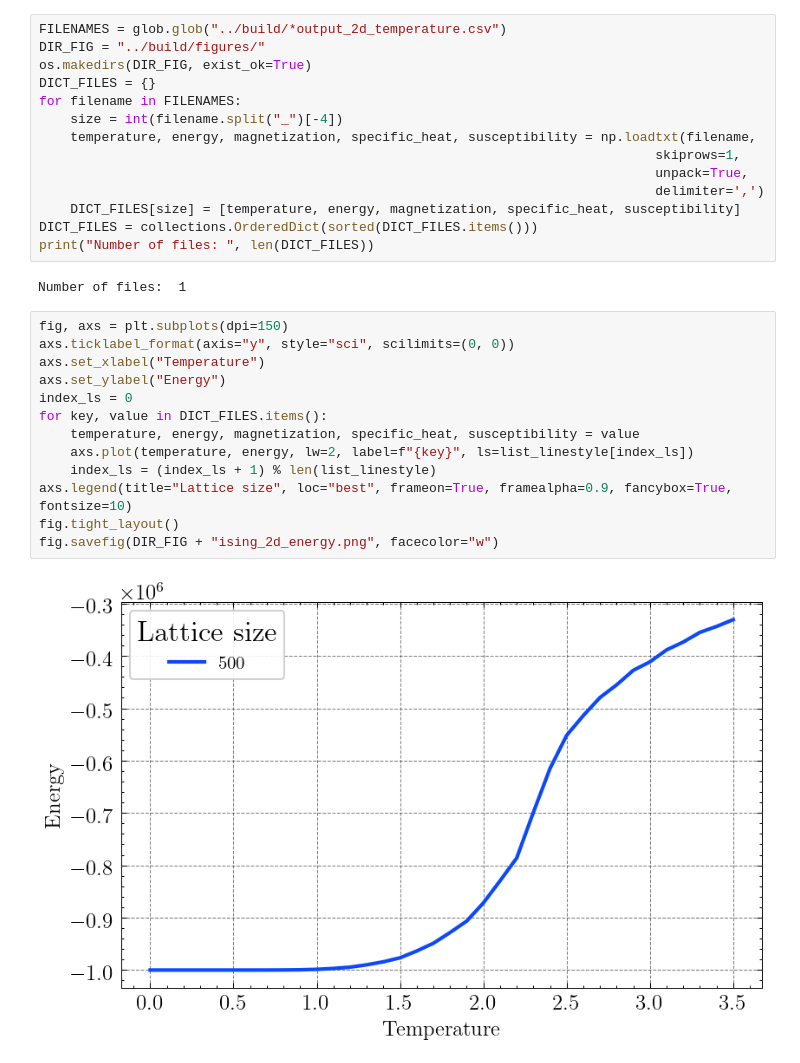
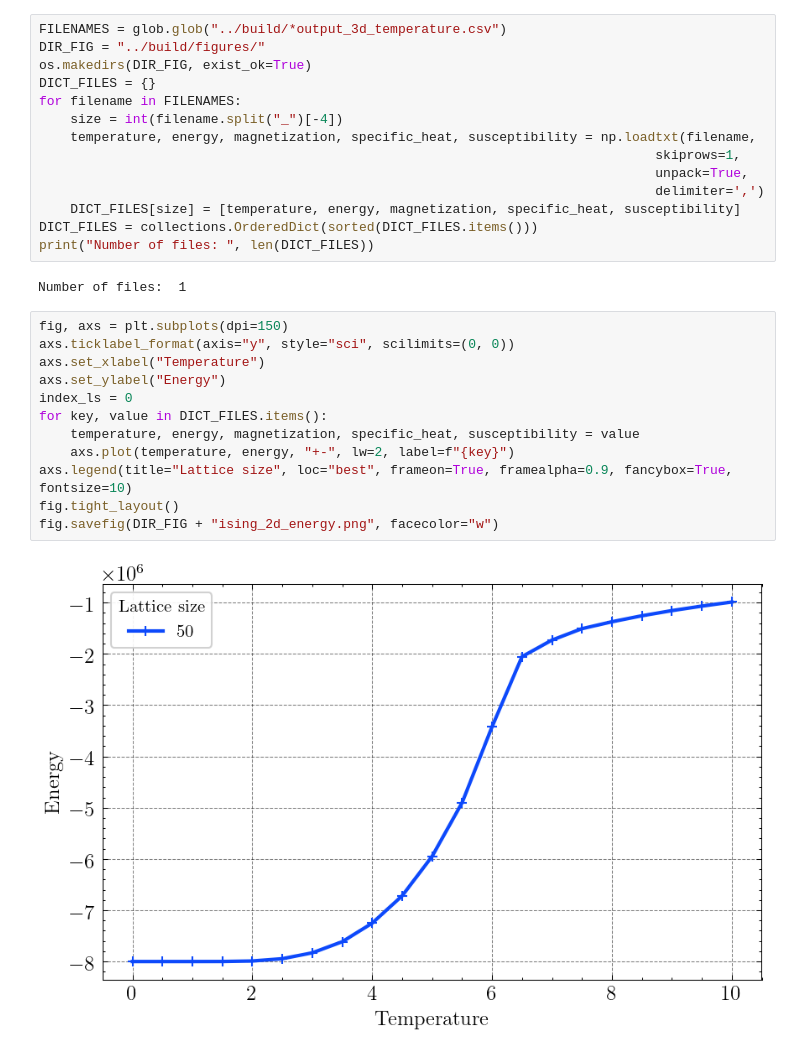
Before and after one commit to RemiHelleboid/Ising, a Jupyter notebook: python/ParseTvsResults.ipynb, the cells around one changed output. Saved outputs shown, nothing was run; the diff lists cells and outputs as text.

```diff
--- a/python/ParseTvsResults.ipynb
+++ b/python/ParseTvsResults.ipynb
@@ -35,5 +15,5 @@ drwxrwxr-x  2 remi remi 52K août  31 14:52 .
 # %%
-FILENAMES = glob.glob("../build/*output_2d_temperature.csv")
+FILENAMES = glob.glob("../build/*output_3d_temperature.csv")
 DIR_FIG = "../build/figures/"
 os.makedirs(DIR_FIG, exist_ok=True)
 DICT_FILES = {}
@@ -51,18 +31,17 @@ Number of files:  1
 # %%
 fig, axs = plt.subplots(dpi=150)
 axs.ticklabel_format(axis="y", style="sci", scilimits=(0, 0))
 axs.set_xlabel("Temperature")
 axs.set_ylabel("Energy")
 index_ls = 0
 for key, value in DICT_FILES.items():
     temperature, energy, magnetization, specific_heat, susceptibility = value
-    axs.plot(temperature, energy, lw=2, label=f"{key}", ls=list_linestyle[index_ls])
-    index_ls = (index_ls + 1) % len(list_linestyle)
+    axs.plot(temperature, energy, "+-", lw=2, label=f"{key}")
 axs.legend(title="Lattice size", loc="best", frameon=True, framealpha=0.9, fancybox=True, fontsize=10)
 fig.tight_layout()
 fig.savefig(DIR_FIG + "ising_2d_energy.png", facecolor="w")
 # %% [output]
-[figure, old version]
+[figure, new version]
 # %%
 fig, axs = plt.subplots(dpi=150)
 axs.ticklabel_format(axis="y", style="sci", scilimits=(0, 0))
```
Also changed, not shown: parts of 5 cells of this notebook, 12 other files.
